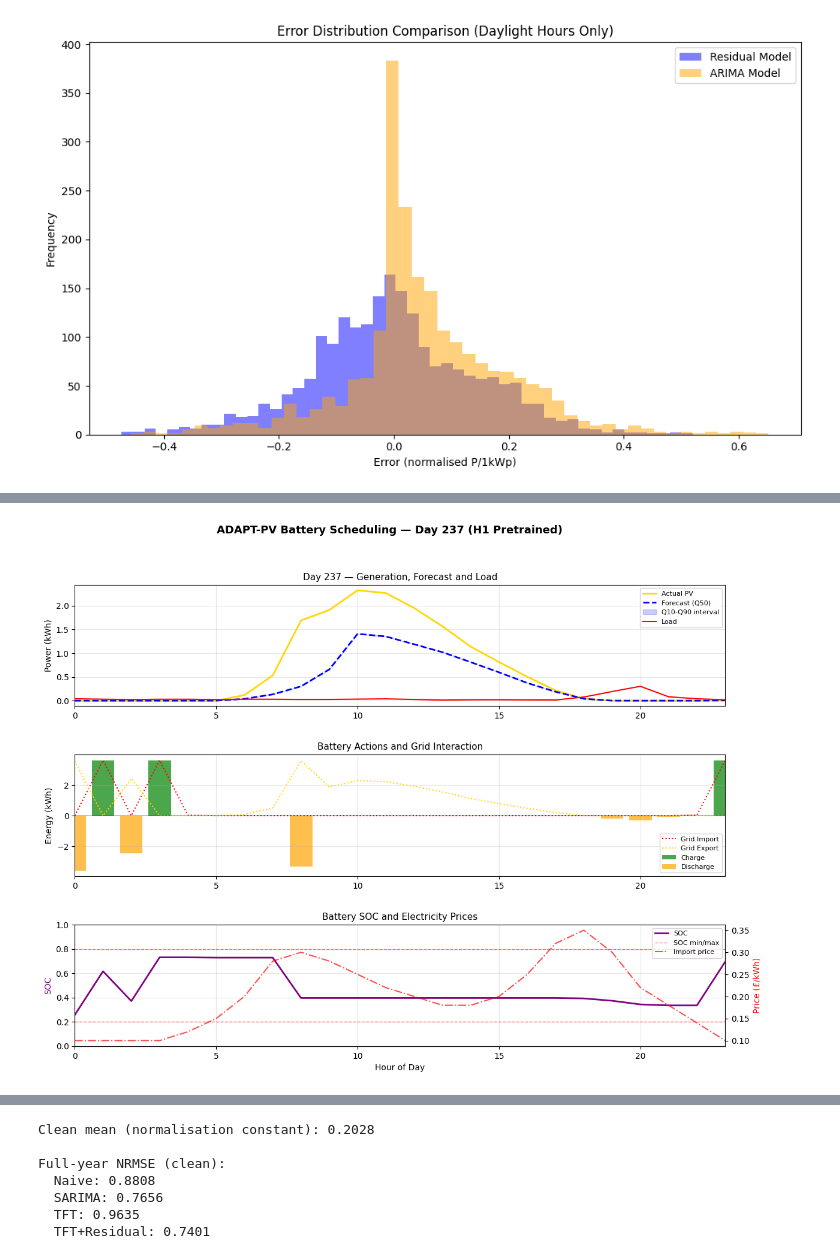
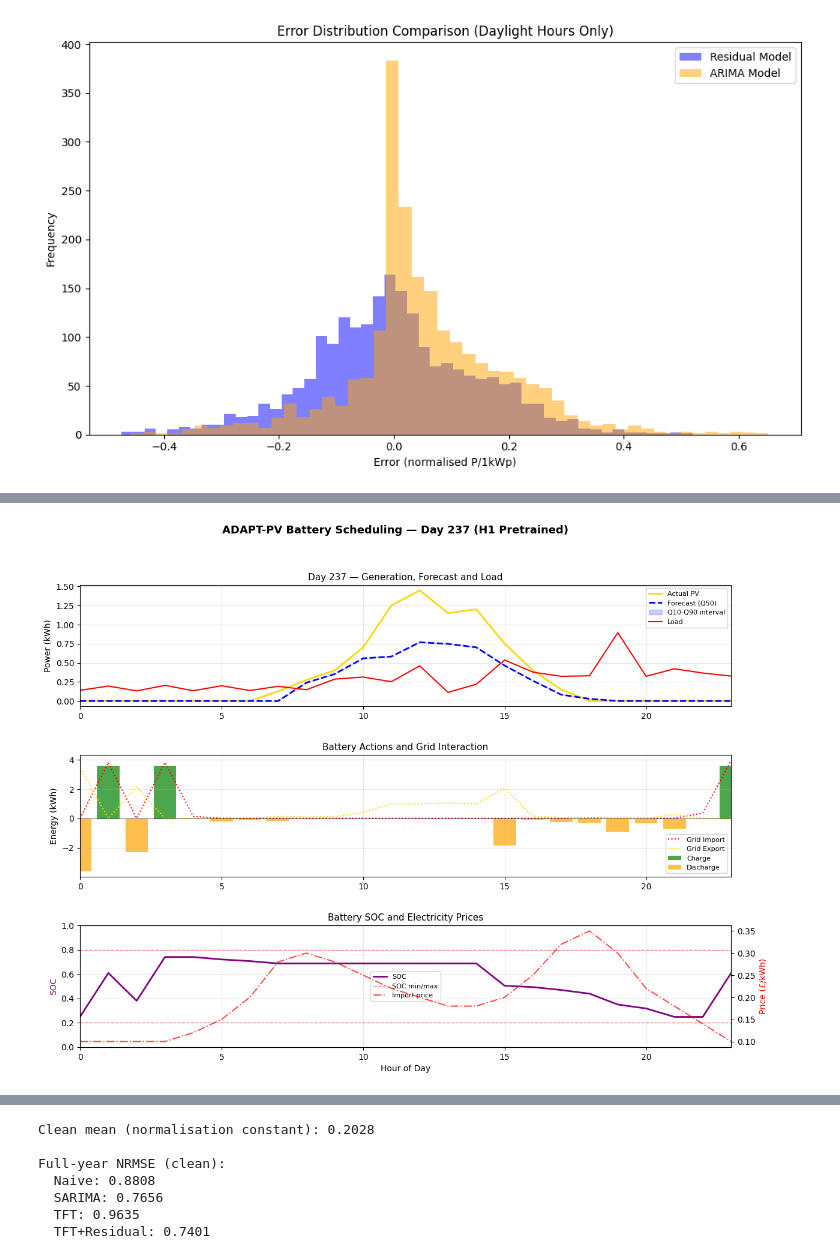
Before and after one commit to AlyHafez/adaptive-pv-forecasting, a Jupyter notebook: notebooks/result_analysis.ipynb, the cells around one changed output, grey strips where cells are left out. Drawn from its saved outputs; the diff is of its cells as text; code cells hidden in the pictures.

```diff
--- a/notebooks/result_analysis.ipynb
+++ b/notebooks/result_analysis.ipynb
@@ -281,7 +281,7 @@ import pandas as pd
 import numpy as np
 
 # load your saved CSV
-df = pd.read_csv(f"{file_config.results_dir}/control_arima_pretrained_h1.csv")
+df = pd.read_csv(f"{file_config.results_dir}/control_arima_pretrained_h2.csv")
 
 # pick a day to visualise — try a summer day (day 180 = late June)
 day = 237
@@ -336,34 +336,34 @@ ax3_twin = ax3.twinx()
 
 ax3.plot(hours, day_df["soc_next"],
          color="purple", linewidth=2, label="SOC")
 ax3.axhline(y=0.2, color="red", linestyle="--",
             alpha=0.5, linewidth=1, label="SOC min/max")
 ax3.axhline(y=0.8, color="red", linestyle="--", alpha=0.5, linewidth=1)
 ax3.set_ylabel("SOC", fontsize=10, color="purple")
 ax3.set_ylim(0, 1)
 
 ax3_twin.plot(hours, day_df["import_price"],
               color="red", linewidth=1.5,
               linestyle="-.", alpha=0.7, label="Import price")
 ax3_twin.set_ylabel("Price (£/kWh)", fontsize=10, color="red")
 
 ax3.set_xlabel("Hour of Day", fontsize=10)
 ax3.set_title("Battery SOC and Electricity Prices", fontsize=11)
 ax3.set_xlim(0, 23)
 ax3.grid(alpha=0.3)
 
 # combine legends
 lines1, labels1 = ax3.get_legend_handles_labels()
 lines2, labels2 = ax3_twin.get_legend_handles_labels()
 ax3.legend(lines1 + lines2, labels1 + labels2, fontsize=8)
 
 plt.suptitle(f"ADAPT-PV Battery Scheduling — Day {day} (H1 Pretrained)",
              fontsize=13, fontweight='bold')
 plt.savefig(f"{file_config.results_dir}/scheduling_day_{day}_arima.png",
             dpi=300, bbox_inches='tight')
 plt.show()
 # %% [output]
-[figure, old version]
+[figure, new version]
 # %%
 import matplotlib.pyplot as plt
 import matplotlib.gridspec as gridspec
```
Also changed, not shown: parts of 9 cells of this notebook.
